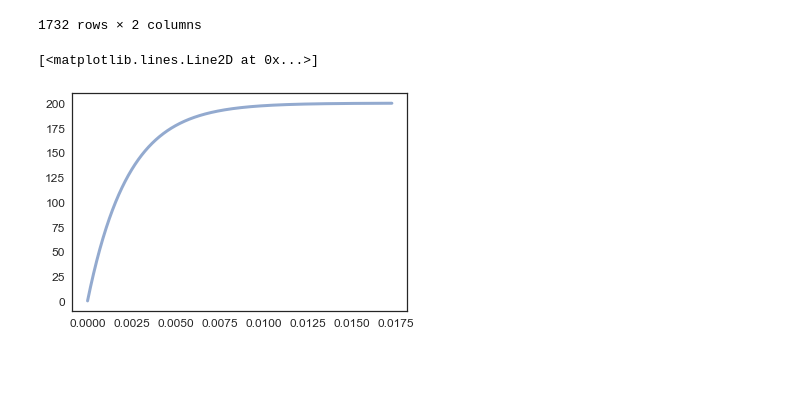
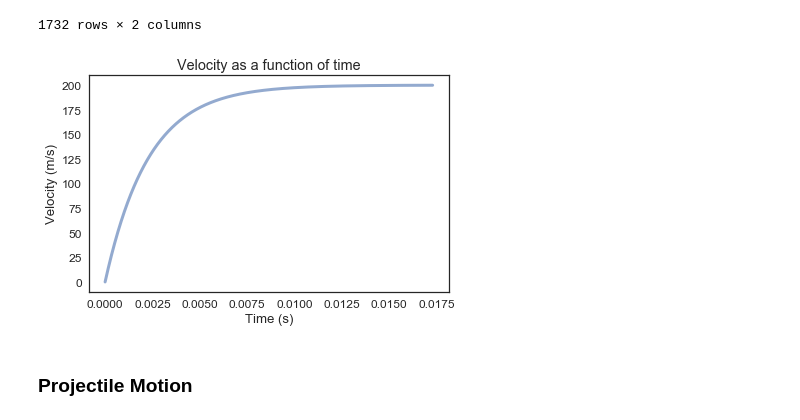
Before and after one commit to ThomasJagielski/ModSimPy, a Jupyter notebook: code/railgun_model.ipynb, the cells around one changed output. Drawn from its saved outputs; the diff is of its cells as text; code cells hidden in the pictures; blank space fills up the shorter version.

```diff
--- a/code/railgun_model.ipynb
+++ b/code/railgun_model.ipynb
@@ -125,8 +126,14 @@ results
 | 0.017300 | 199.890705 | 2.999657 |
 | 0.017302 | 199.890787 | 3.000000 |
 1732 rows × 2 columns
-# %%
-plot(results.v)
-# %% [output]
-[<matplotlib.lines.Line2D at 0x...>]
-[figure, removed]
+# %%
+plot(results.v)
+
+decorate(xlabel='Time (s)',
+         ylabel='Velocity (m/s)',
+         title='Velocity as a function of time',
+         legend=False)
+# %% [output]
+[figure, added]
+# %% [markdown]
+### Projectile Motion
```
Also changed, not shown: parts of 14 cells of this notebook.
